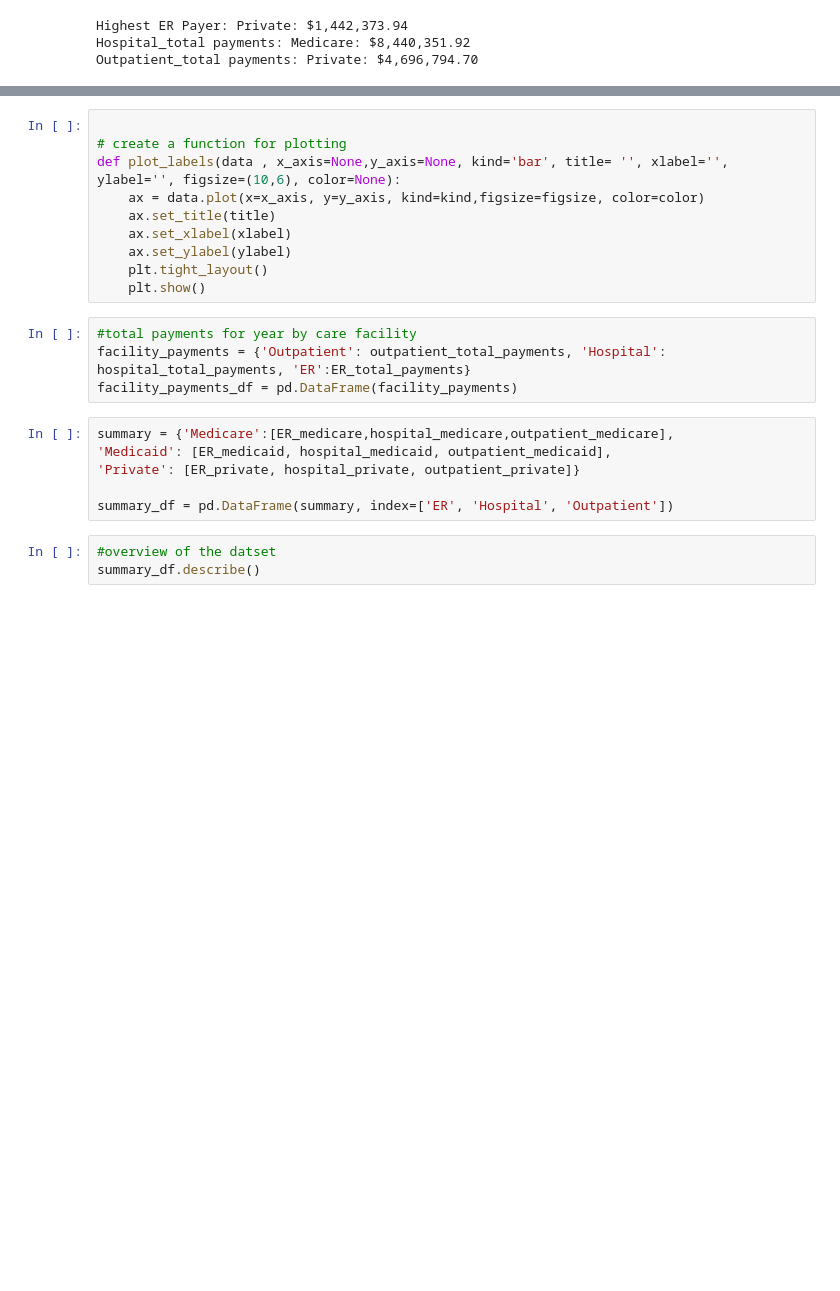
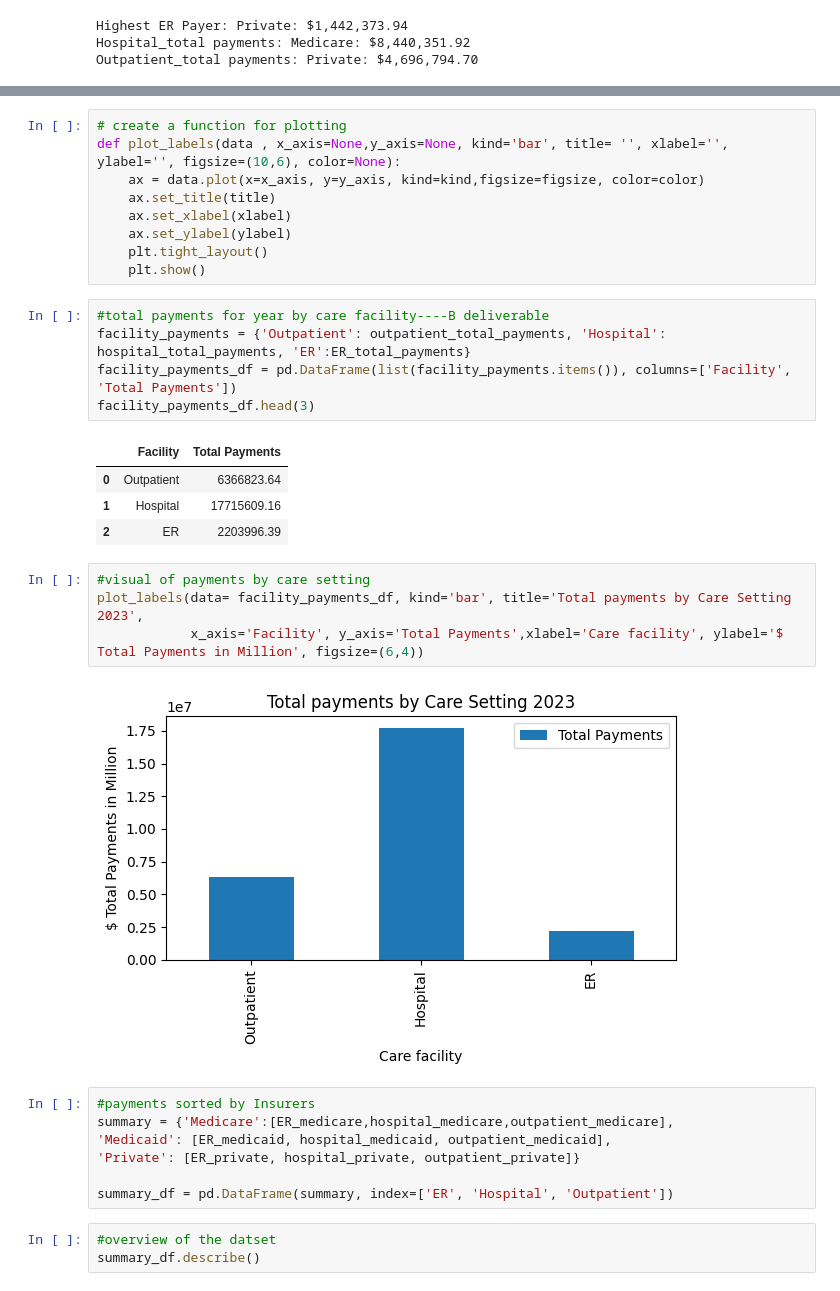
Before and after one commit to mha2112/Insurers, a Jupyter notebook: analysis.ipynb, the cells around one changed output, grey strips where cells are left out. Drawn from its saved outputs; the diff is of its cells as text; blank space fills up the shorter version.

```diff
--- a/analysis.ipynb
+++ b/analysis.ipynb
@@ -134,5 +190,4 @@ plt.show()
 # %%
-
 # create a function for plotting
 def plot_labels(data , x_axis=None,y_axis=None, kind='bar', title= '', xlabel='', ylabel='', figsize=(10,6), color=None):
     ax = data.plot(x=x_axis, y=y_axis, kind=kind,figsize=figsize, color=color)
@@ -142,10 +197,23 @@ def plot_labels(data , x_axis=None,y_axis=None, kind='bar', title= '', xlabel=''
     plt.tight_layout()
     plt.show()
 # %%
-#total payments for year by care facility
+#total payments for year by care facility----B deliverable
 facility_payments = {'Outpatient': outpatient_total_payments, 'Hospital': hospital_total_payments, 'ER':ER_total_payments}
-facility_payments_df = pd.DataFrame(facility_payments)
+facility_payments_df = pd.DataFrame(list(facility_payments.items()), columns=['Facility', 'Total Payments'])
+facility_payments_df.head(3)
+# %% [output]
+|  | Facility | Total Payments |
+| 0 | Outpatient | 6366823.64 |
+| 1 | Hospital | 17715609.16 |
+| 2 | ER | 2203996.39 |
+# %%
+#visual of payments by care setting
+plot_labels(data= facility_payments_df, kind='bar', title='Total payments by Care Setting 2023',
+            x_axis='Facility', y_axis='Total Payments',xlabel='Care facility', ylabel='$ Total Payments in Million', figsize=(6,4))
+# %% [output]
+[figure, added]
 # %%
+#payments sorted by Insurers
 summary = {'Medicare':[ER_medicare,hospital_medicare,outpatient_medicare],
 'Medicaid': [ER_medicaid, hospital_medicaid, outpatient_medicaid],
 'Private': [ER_private, hospital_private, outpatient_private]}
```
Also changed, not shown: parts of 20 cells of this notebook.
